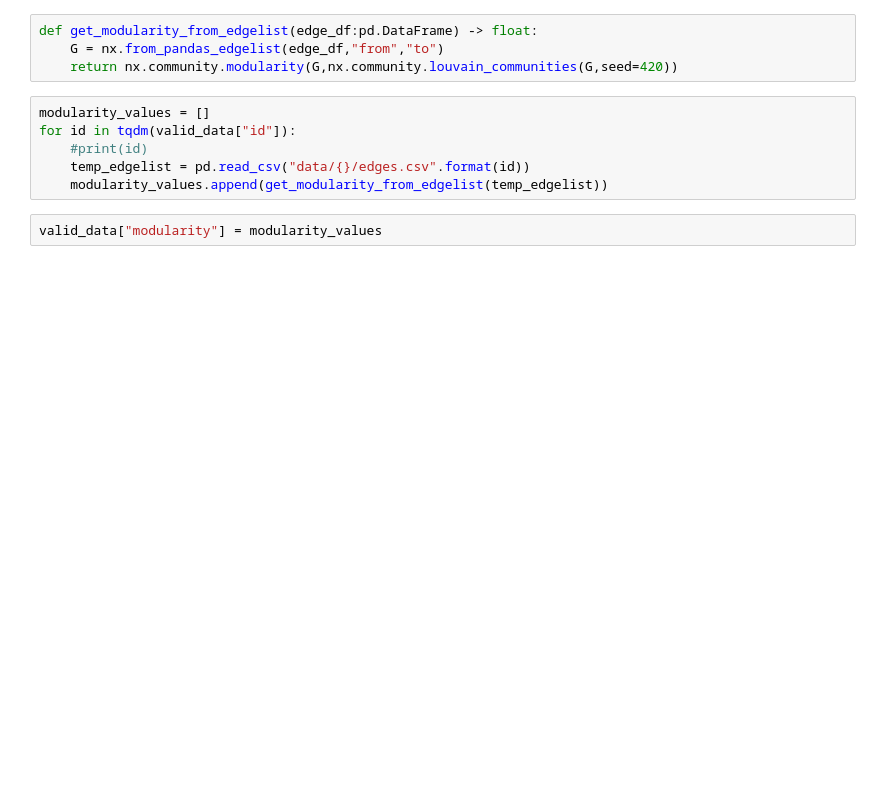
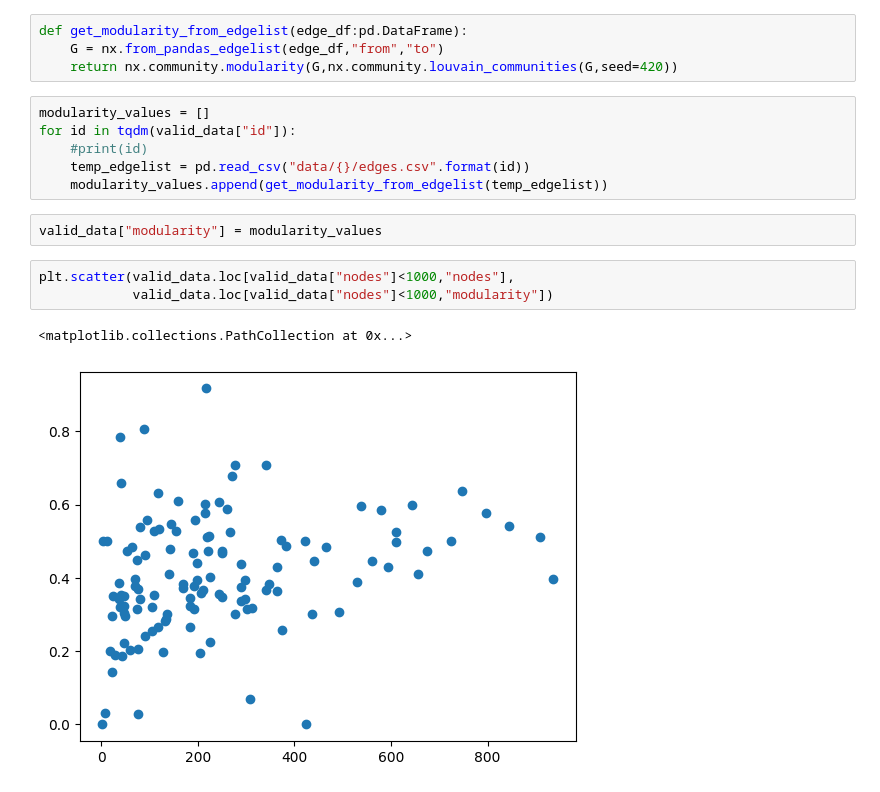
Before and after one commit to DanielBarabas/prog2_3rd_assignment_group, a Jupyter notebook: abrak.ipynb, the cells around one changed output. Saved outputs shown, nothing was run; the diff lists cells and outputs as text; blank space fills up the shorter version.

```diff
--- a/abrak.ipynb
+++ b/abrak.ipynb
@@ -10,7 +10,7 @@ meta = pd.read_csv("data/meta.csv")
 # %%
 valid_data = meta.loc[meta["edges"]>0,:]
 # %%
-def get_modularity_from_edgelist(edge_df:pd.DataFrame) -> float:
+def get_modularity_from_edgelist(edge_df:pd.DataFrame):
     G = nx.from_pandas_edgelist(edge_df,"from","to")
     return nx.community.modularity(G,nx.community.louvain_communities(G,seed=420))
 # %%
@@ -21,3 +21,9 @@ for id in tqdm(valid_data["id"]):
     modularity_values.append(get_modularity_from_edgelist(temp_edgelist))
 # %%
 valid_data["modularity"] = modularity_values
+# %%
+plt.scatter(valid_data.loc[valid_data["nodes"]<1000,"nodes"],
+            valid_data.loc[valid_data["nodes"]<1000,"modularity"])
+# %% [output]
+<matplotlib.collections.PathCollection at 0x...>
+[figure, added]
```
Also changed, not shown: parts of 2 cells of this notebook.
